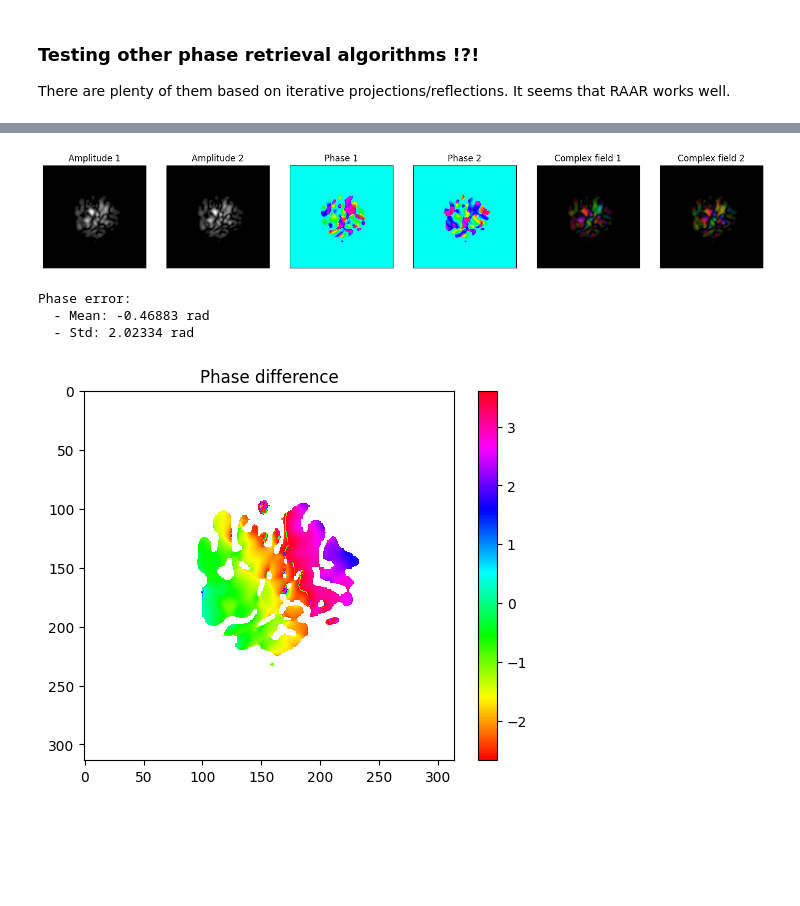
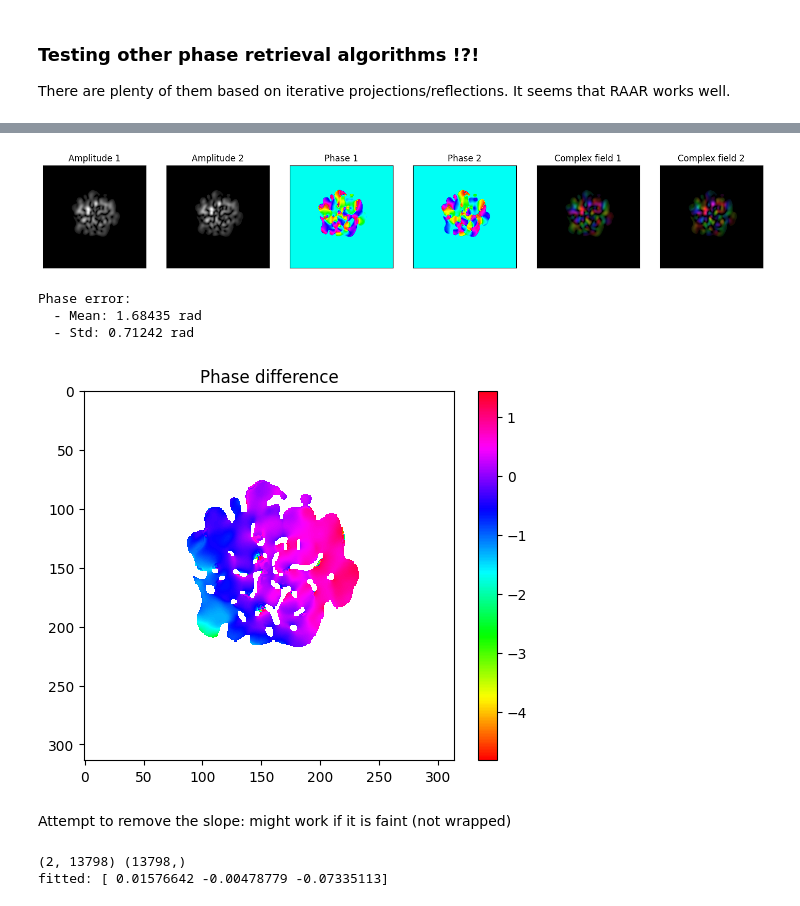
Before and after one commit to jysru/Speckle-Retrieval, a Jupyter notebook: notebooks/experimental_speckle_retrieval_with_correction.ipynb, the cells around one changed output, grey strips where cells are left out. Cells and saved outputs as stored; diff of their text form; code cells hidden in the pictures; blank space fills up the shorter version.

Commit message:
Added slope removal

```diff
--- a/notebooks/experimental_speckle_retrieval_with_correction.ipynb
+++ b/notebooks/experimental_speckle_retrieval_with_correction.ipynb
@@ -58,17 +67,17 @@ Average centroid CL: (252.97837852154788, 253.63111429375599)
 Select data for phase retrieval
 # %%
 idx = 7
-random: bool = False
+random: bool = True
 if random:
     idx = np.random.randint(0, len(CP[0]))
 # %%
-field = CP[0][idx]
+field = CP[0][idx]# - noise_corrCP
 start = 253
 stop = start + 314
 
 CP_shift = (np.array(centroids_CP) - np.array(field.shape) / 2).astype(int)
 field = np.roll(field, shift=-CP_shift, axis=(0,1))
-# field = spr.transforms.pad_img(field, 2.139)
+# field = spr.transforms.pad_img(field, 0.23)
 # field = field[156:-157, 156:-157]
 field = field[start:stop, start:stop]
 # field = field[:-1, :-1]
@@ -82,9 +91,8 @@ ft = np.sqrt(CL[0][idx]) - noise_corr
 # centroids_CL = spr.utils.get_centroid(ft)
 CL_shift = (np.array(centroids_CL) - np.array(ft.shape) / 2).astype(int) + np.array([-20, 10])
 ft = np.roll(ft, shift=-CL_shift, axis=(0,1))
-# ft = spr.utils.bin_image(ft, newshape=(64, 64))
-ft = spr.utils.bin_image(ft, factor=3)
 # ft = ft[:-1,:-1]
+ft = spr.utils.bin_image(ft, factor=8)
 # ft = spr.transforms.pad_img(ft, 3.92)
 ft = spr.transforms.pad_img(ft, 3.92)
 
@@ -128,7 +134,7 @@ Run the phase retrieval. From now, a good setup includes:
 - ER iterations to converge to the solution
 # %%
 init = spr.initializers.flat_phases(np.abs(field))
-y_hat, ft_hat, results = spr.retrieval.hio_er_fourier((np.abs(field), np.abs(ft)), support, pad=None, init=init, beta=0.99, max_iter=1, max_er_iter=50, max_hio_iter=50)
+y_hat, ft_hat, results = spr.retrieval.hio_er_fourier((np.abs(field), np.abs(ft)), support, pad=None, init=init, beta=0.99, max_iter=1, max_er_iter=100, max_hio_iter=50)
 
 print(f"Quality: {spr.metrics.quality(y_hat[support], field[support])}")
 print(f"Pearson: {spr.metrics.pearson(y_hat[support], field[support])}")
@@ -226,0 +174,13 @@ Pearsons:        Last = 0.98150,         Best = 0.98149
+# %%
+x, results = spr.retrievalmath.run(
+        magnitudes=(np.abs(field), np.abs(ft)),
+        support=support,
+        init=spr.initializers.flat_phases(magnitude=np.abs(field)),
+        target_field=field,
+        algorithm=spr.retrievalmath.RAAR,
+        algorithm_kwargs={'beta': 0.7},
+        max_iter=100,
+        rel_tol=1e-3,
+        )
+
+spr.retrievalmath.report_convergence_results(results)
@@ -227,16 +190,42 @@ Pearsons:        Last = 0.98150,         Best = 0.98149
 # %%
 _ = spr.plots.compare_complex_fields(
     spr.transforms.apply_mask(field, support),
     spr.transforms.apply_mask(x, support),
     remove_ticks=True, figsize=(18,6)
     )
 plt.show()
 
-spr.plots.phase_difference(x, field, support)
+diff = spr.plots.phase_difference(x, field, support)
 plt.show()
 # %% [output]
-[figure, old version]
+[figure, new version]
 Phase error:
-  - Mean: -0.46883 rad
-  - Std: 2.02334 rad
+  - Mean: 1.68435 rad
+  - Std: 0.71242 rad
-[figure, old version]
+[figure, new version]
+# %% [markdown]
+Attempt to remove the slope: might work if it is faint (not wrapped)
+# %%
+from scipy.optimize import curve_fit
+
+def func_lin(x, a, b, c):
+    return a * x[0] + b * x[1] + c
+
+x_grid = np.arange(0, x.shape[0])
+y_grid = np.arange(0, x.shape[1])
+X, Y = np.meshgrid(x_grid, y_grid)
+X_supp, Y_supp = X[support], Y[support]
+
+x_fit_data = np.vstack((X_supp.reshape((1, X_supp.size)), Y_supp.reshape((1, Y_supp.size))))
+y_fit_data = diff[~np.isnan(diff)]
+print(x_fit_data.shape, y_fit_data.shape)
+
+
+# Curve fit
+popt, pcov = curve_fit(func_lin, x_fit_data, y_fit_data)
+print("fitted: {}".format(popt))
+z_fit = func_lin(x_fit_data, *popt)
+# Z_fit = z_fit.reshape(*X.shape)
+# %% [output]
+(2, 13798) (13798,)
+fitted: [ 0.01576642 -0.00478779 -0.07335113]
```
Also changed, not shown: parts of 13 cells of this notebook.
